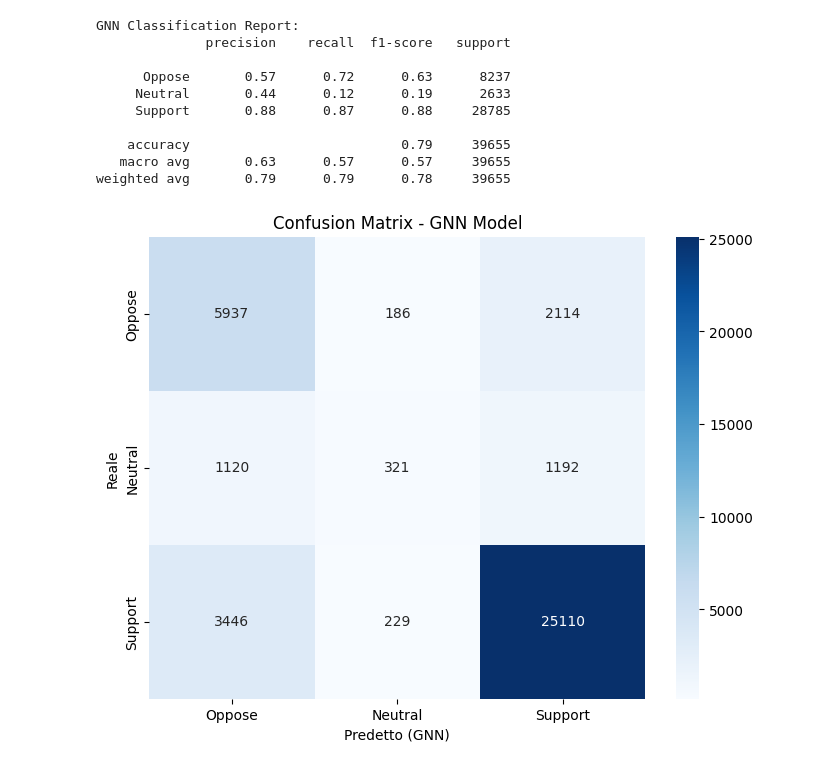
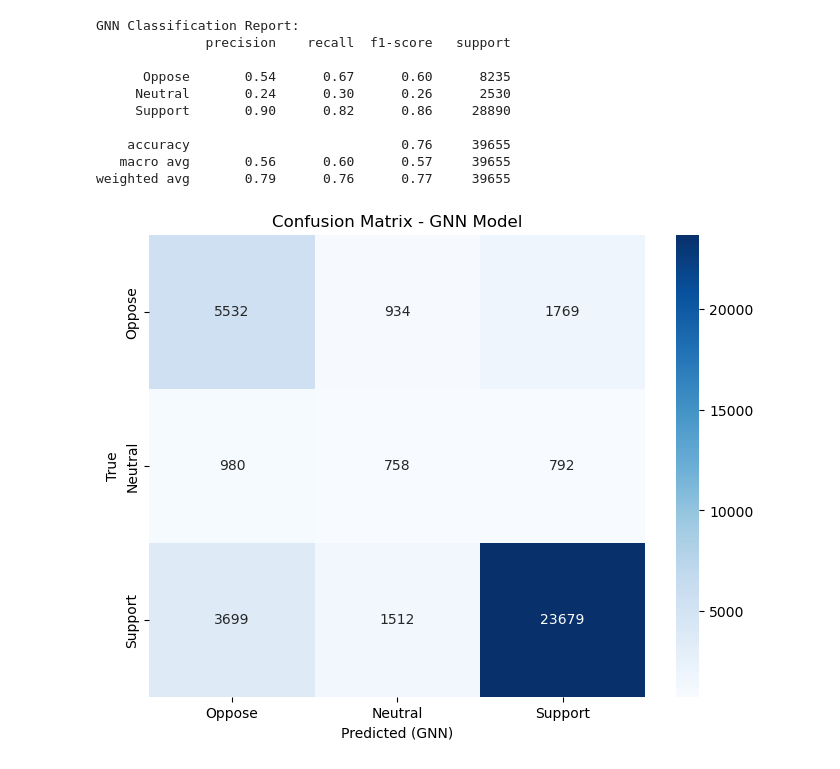
Before and after one commit to Lav-11/LFN_assignment, a Jupyter notebook: gnn_implementation.ipynb, the cells around one changed output. Drawn from its saved outputs; the diff is of its cells as text; code cells hidden in the pictures.

```diff
--- a/gnn_implementation.ipynb
+++ b/gnn_implementation.ipynb
@@ -224,0 +209,15 @@ Epoch 50, Loss: 264.1894
+# %%
+def eval_loader(loader):
+    model.eval()
+    y_pred_all, y_true_all = [], []
+    with torch.no_grad():
+        for batch in loader:
+            batch = batch.to(device)
+            logits = model(batch)
+            pred = logits.argmax(dim=1).cpu()
+            y_pred_all.append(pred)
+            y_true_all.append(batch.edge_label.cpu())
+    y_pred = torch.cat(y_pred_all).numpy()
+    y_true = torch.cat(y_true_all).numpy()
+    macro_f1 = f1_score(y_true, y_pred, average="macro")
+    return macro_f1, y_true, y_pred
@@ -225,44 +284,42 @@ Epoch 50, Loss: 264.1894
 # %%
-from sklearn.metrics import classification_report, confusion_matrix
-import seaborn as sns
-import matplotlib.pyplot as plt
-import torch
-
 model.eval()
+y_pred_all = []
+y_true_all = []
 
 with torch.no_grad():
-    X_eval = X_test.to(device)
+    for batch in test_loader:
+        batch = batch.to(device)
+        logits = model(batch)
+        pred = logits.argmax(dim=1).cpu()
+        y_pred_all.append(pred)
+        y_true_all.append(batch.edge_label.cpu())
 
-    src_test = X_eval[:, 0]
-    tgt_test = X_eval[:, 1]
-
-    y_pred = model(all_nodes_idx, train_edge_index, src_test, tgt_test).argmax(dim=1).cpu().numpy()
-
-    y_true = (y_test + 1).numpy()
+y_pred = torch.cat(y_pred_all).numpy()
+y_true = torch.cat(y_true_all).numpy()
 
 # Report di Classificazione
 print("GNN Classification Report:")
 print(classification_report(y_true, y_pred, target_names=["Oppose", "Neutral", "Support"]))
 
 # Matrice di Confusione
 plt.figure(figsize=(8, 6))
 cm = confusion_matrix(y_true, y_pred)
 sns.heatmap(cm, annot=True, fmt="d", cmap="Blues",
             xticklabels=["Oppose", "Neutral", "Support"],
             yticklabels=["Oppose", "Neutral", "Support"])
-plt.xlabel("Predetto (GNN)")
-plt.ylabel("Reale")
+plt.xlabel("Predicted (GNN)")
+plt.ylabel("True")
 plt.title("Confusion Matrix - GNN Model")
 plt.show()
 # %% [output]
 GNN Classification Report:
               precision    recall  f1-score   support
 
-      Oppose       0.57      0.72      0.63      8237
-     Neutral       0.44      0.12      0.19      2633
-     Support       0.88      0.87      0.88     28785
+      Oppose       0.54      0.67      0.60      8235
+     Neutral       0.24      0.30      0.26      2530
+     Support       0.90      0.82      0.86     28890
 
-    accuracy                           0.79     39655
-   macro avg       0.63      0.57      0.57     39655
-weighted avg       0.79      0.79      0.78     39655
+    accuracy                           0.76     39655
+   macro avg       0.56      0.60      0.57     39655
+weighted avg       0.79      0.76      0.77     39655
-[figure, old version]
+[figure, new version]
```
Also changed, not shown: parts of 13 cells of this notebook, 1 other file.
